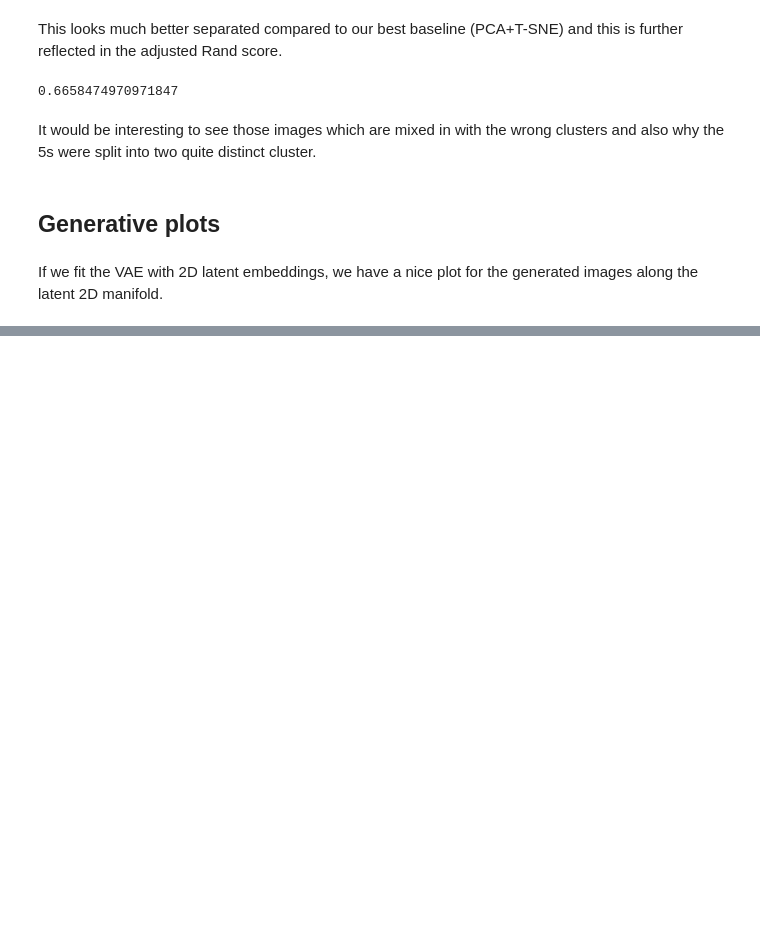
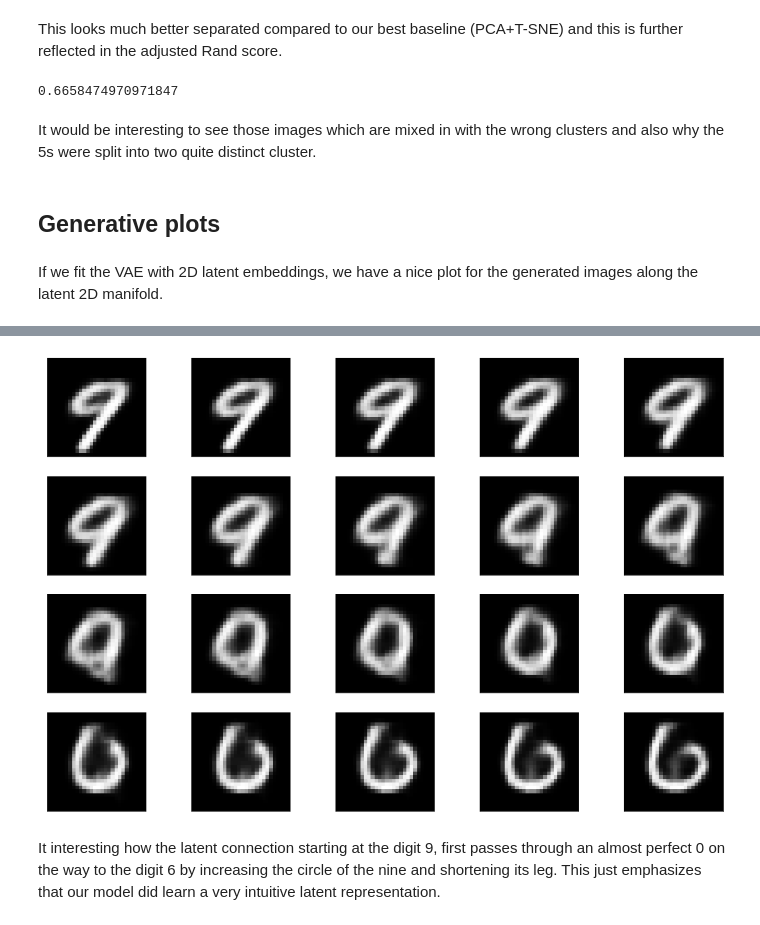
Before and after one commit to danieltsoukup/autoencoders, a Jupyter notebook: variational_autoencoders.ipynb, the cells around one changed output, grey strips where cells are left out. Cells and saved outputs as stored; diff of their text form; code cells hidden in the pictures; blank space fills up the shorter version.

```diff
--- a/variational_autoencoders.ipynb
+++ b/variational_autoencoders.ipynb
@@ -382,0 +344,23 @@ ValueError: in user code:
+# %%
+id1 = 9 # a digit 9
+id2 = 11 # a digit 6
+
+latent1, _, _ = vae.encoder(val_data[[id1], :])
+latent2, _, _ = vae.encoder(val_data[[id2], :])
+
+delta = latent2 - latent1
+scale = np.linspace(0, 1, 20)
+latents = tf.concat([latent1 + delta*s for s in scale], axis=0)
+reconstructed = vae.decoder(latents)
+# %%
+fig, axs = plt.subplots(4, 5, figsize=(15, 10))
+idx = range(reconstructed.shape[0])
+for i, ax in zip(idx, axs.ravel()):
+    ax.imshow(reconstructed[i], cmap="gray")
+    ax.set_xticks([])
+    ax.set_yticks([])
+plt.show()
+# %% [output]
+[figure, added]
+# %% [markdown]
+It interesting how the latent connection starting at the digit 9, first passes through an almost perfect 0 on the way to the digit 6 by increasing the circle of the nine and shortening its leg. This just emphasizes that our model did learn a very intuitive latent representation.
```
Also changed, not shown: parts of 6 cells of this notebook.
